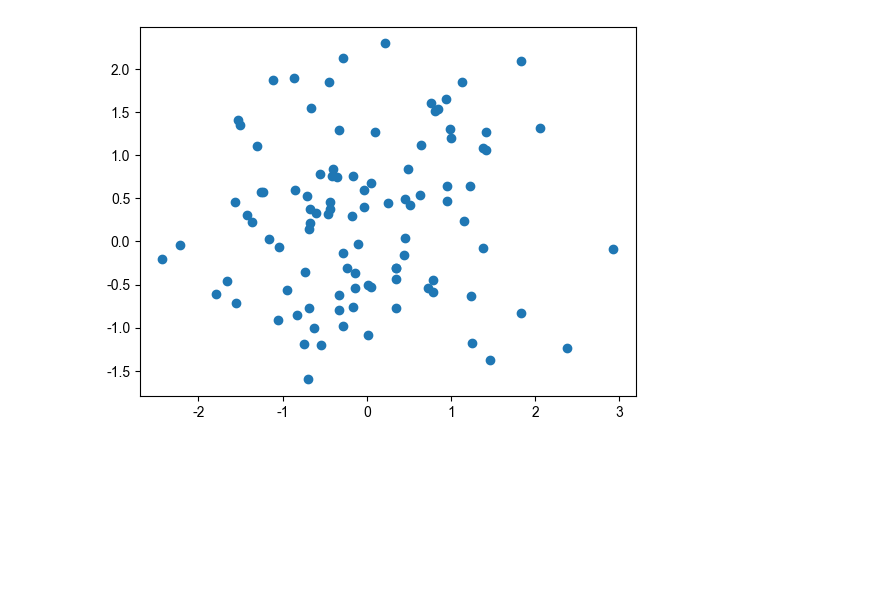
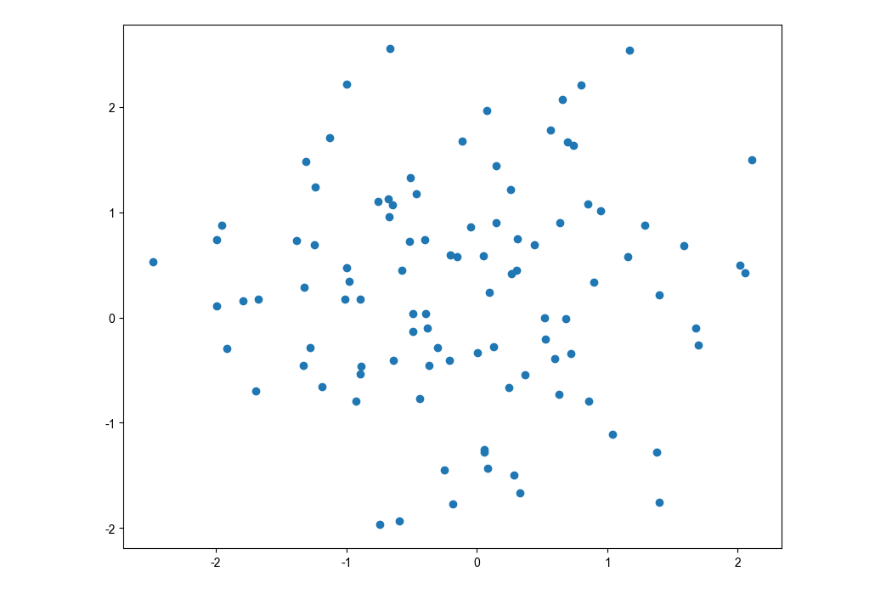
Before and after one commit to hughxusu/lesson-py, a Jupyter notebook: codes/24-matplotlib/a-matplotlib.ipynb, the cells around one changed output. Drawn from its saved outputs; the diff is of its cells as text; code cells hidden in the pictures; blank space fills up the shorter version.

```diff
--- a/codes/24-matplotlib/a-matplotlib.ipynb
+++ b/codes/24-matplotlib/a-matplotlib.ipynb
@@ -62,11 +72,12 @@ plt.show()
 # %%
 x = np.random.normal(0, 1, 100)
 y = np.random.normal(0, 1, 100)
 
+plt.figure(figsize=(10, 8))
 plt.scatter(x, y)
 plt.show()
 # %% [output]
-[figure, old version]
+[figure, new version]
 # %%
 x = np.random.normal(0, 1, 10000)
 y = np.random.normal(0, 1, 10000)
```
Also changed, not shown: parts of 7 cells of this notebook, 1 other file.
